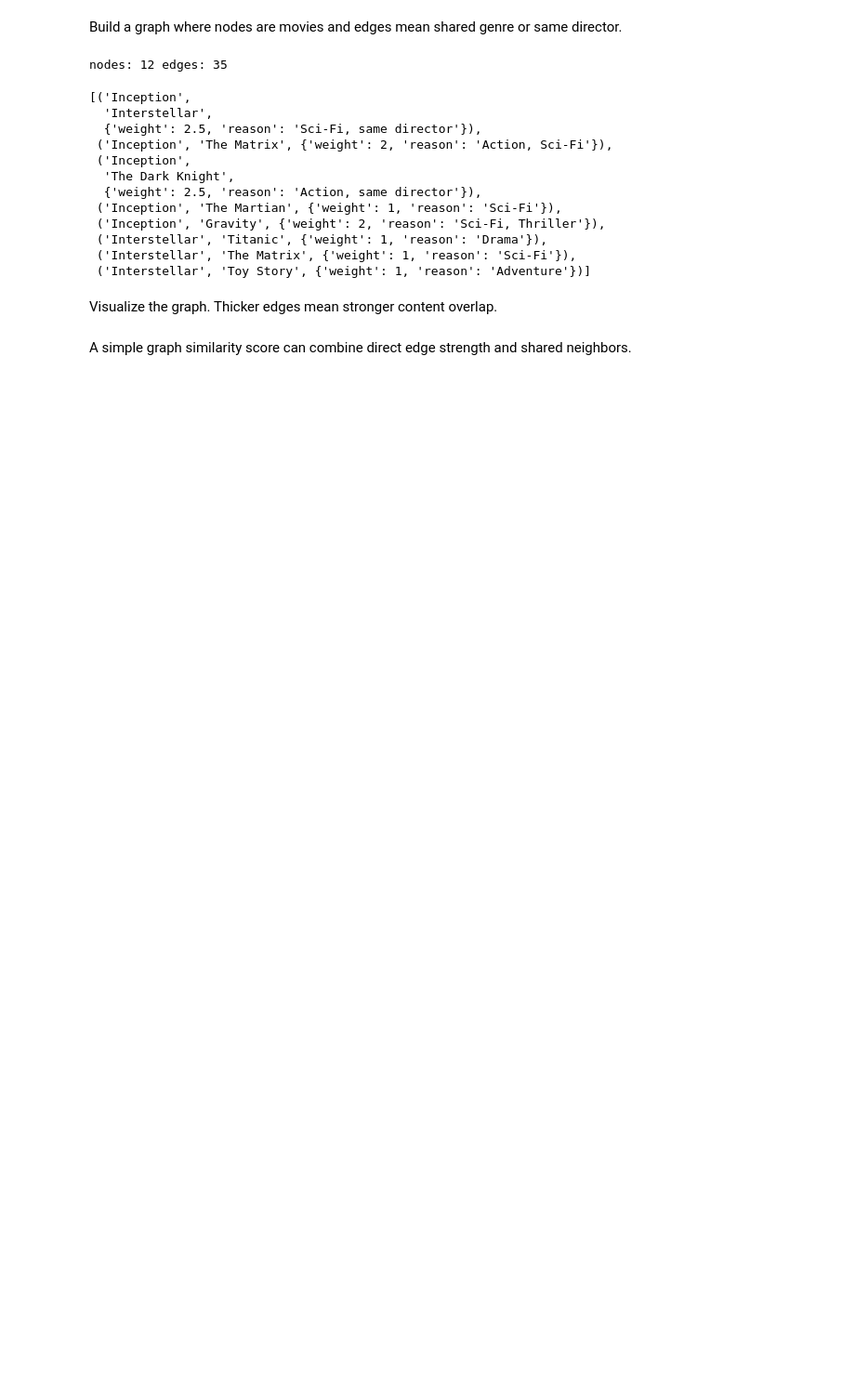
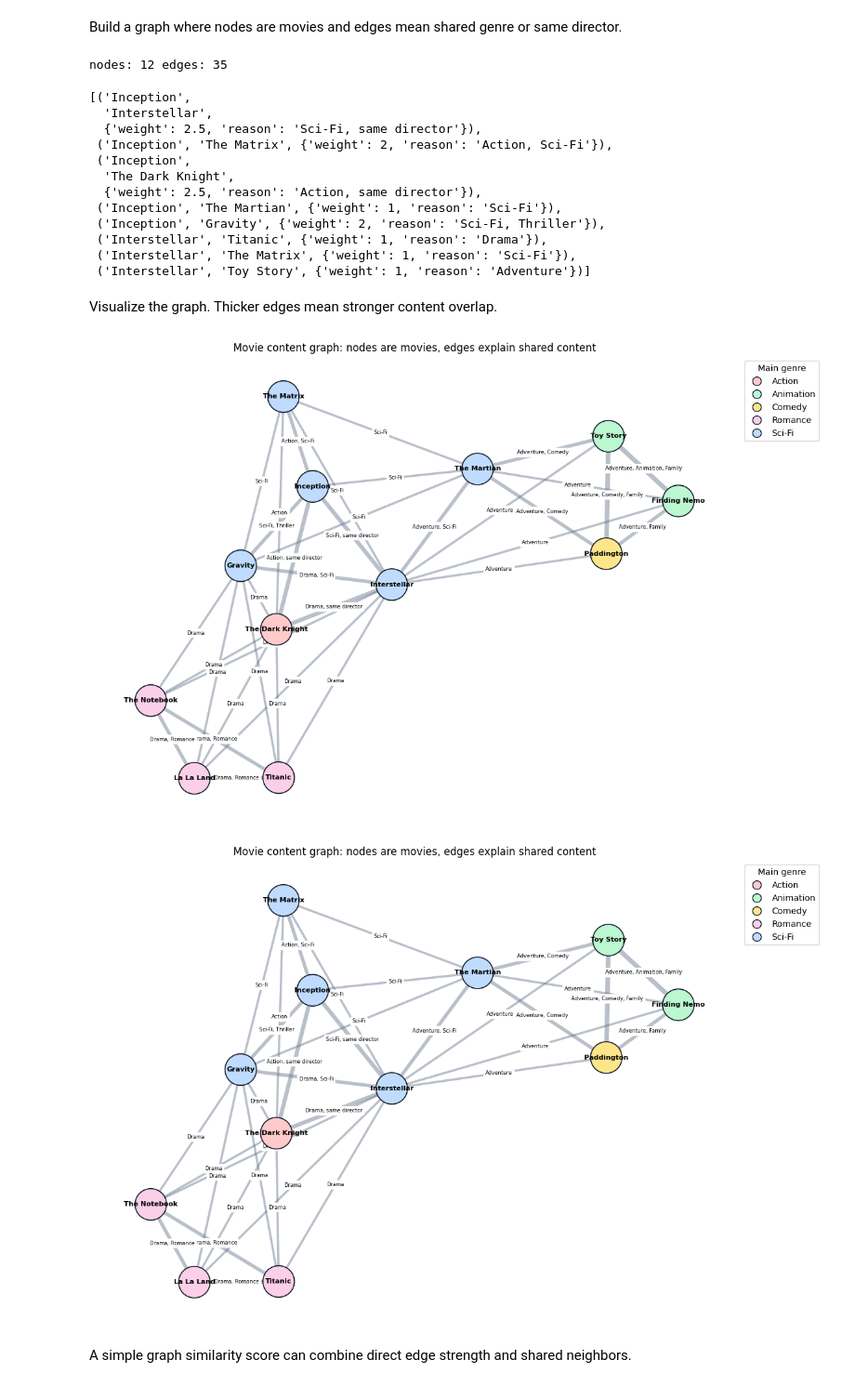
Before and after one commit to MehrdadJalali-AI/RecommenderSystems, a Jupyter notebook: chapter_02_content_based/06_graph_based_content_recommender.ipynb, the cells around one changed output. Shown at 93% size. Saved outputs shown, nothing was run; the diff lists cells and outputs as text; code cells hidden in the pictures; blank space fills up the shorter version.

```diff
--- a/chapter_02_content_based/06_graph_based_content_recommender.ipynb
+++ b/chapter_02_content_based/06_graph_based_content_recommender.ipynb
@@ -74,16 +74,40 @@ nodes: 12 edges: 35
 # %% [markdown]
 Visualize the graph. Thicker edges mean stronger content overlap.
 # %%
-# Teaching note: Inspect the graph structure to understand what relationships are available.
-plt.figure(figsize=(9, 6))
-pos = nx.spring_layout(G, seed=7)
-edge_widths = [G[u][v]["weight"] for u, v in G.edges()]
-nx.draw_networkx_nodes(G, pos, node_size=900, node_color="#dbeafe", edgecolors="#1f2937")
-nx.draw_networkx_edges(G, pos, width=edge_widths, alpha=0.45)
-nx.draw_networkx_labels(G, pos, font_size=8)
-plt.title("Movie content graph")
-plt.axis("off")
-plt.show()
+# Teaching note: Draw the graph with node colors, edge thickness, and edge labels so the structure is easier to read.
+main_genre = {row["title"]: row["genres"].split("|")[0] for _, row in movies.iterrows()}
+genre_palette = {
+    "Action": "#fecaca",
+    "Animation": "#bbf7d0",
+    "Comedy": "#fde68a",
+    "Romance": "#fbcfe8",
+    "Sci-Fi": "#bfdbfe",
+}
+node_colors = [genre_palette.get(main_genre[node], "#e5e7eb") for node in G.nodes]
+pos = nx.spring_layout(G, seed=11, k=0.85)
+edge_widths = [1.2 + 1.4 * G[u][v]["weight"] for u, v in G.edges()]
+
+fig, ax = plt.subplots(figsize=(12, 8))
+nx.draw_networkx_edges(G, pos, width=edge_widths, alpha=0.45, edge_color="#64748b", ax=ax)
+nx.draw_networkx_nodes(G, pos, node_size=1350, node_color=node_colors, edgecolors="#111827", linewidths=1.2, ax=ax)
+nx.draw_networkx_labels(G, pos, font_size=8, font_weight="bold", ax=ax)
+
+# Edge labels show why two movies are connected, which turns the graph into an explanation tool.
+edge_labels = {(u, v): G[u][v]["reason"] for u, v in G.edges()}
+nx.draw_networkx_edge_labels(G, pos, edge_labels=edge_labels, font_size=6, rotate=False, ax=ax)
+
+legend_handles = [
+    plt.Line2D([0], [0], marker="o", color="w", label=genre, markerfacecolor=color, markeredgecolor="#111827", markersize=10)
+    for genre, color in genre_palette.items()
+]
+ax.legend(handles=legend_handles, title="Main genre", loc="upper left", bbox_to_anchor=(1.01, 1))
+ax.set_title("Movie content graph: nodes are movies, edges explain shared content")
+ax.axis("off")
+plt.tight_layout()
+fig
+# %% [output]
+[figure, added]
+[figure, added]
 # %% [markdown]
 A simple graph similarity score can combine direct edge strength and shared neighbors.
 # %%
```
Also changed, not shown: parts of 3 cells of this notebook, 5 other files.
